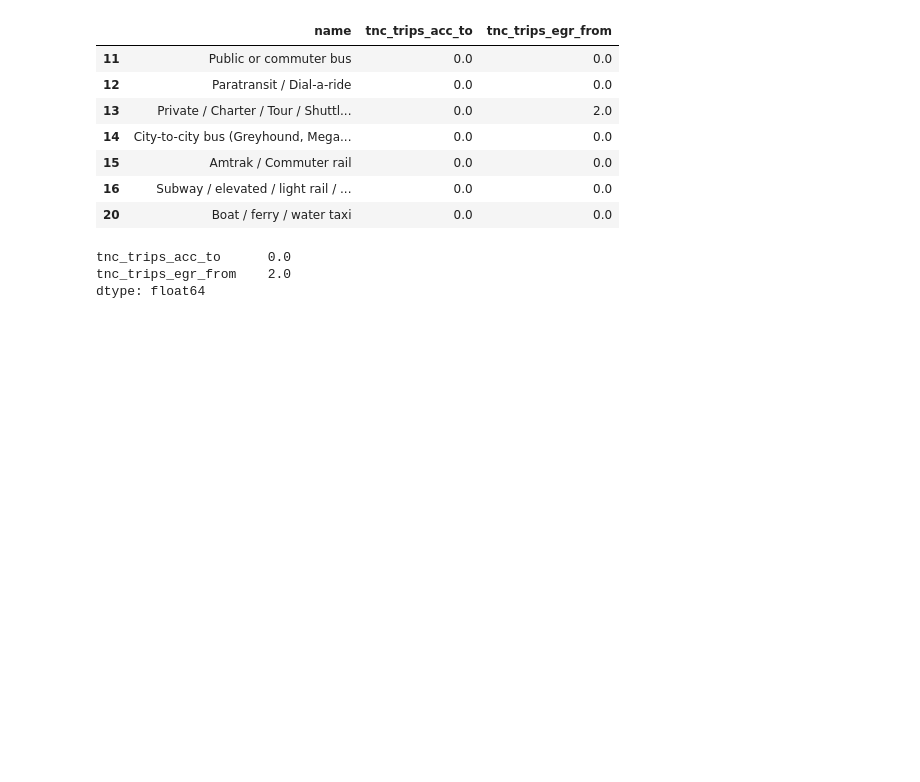
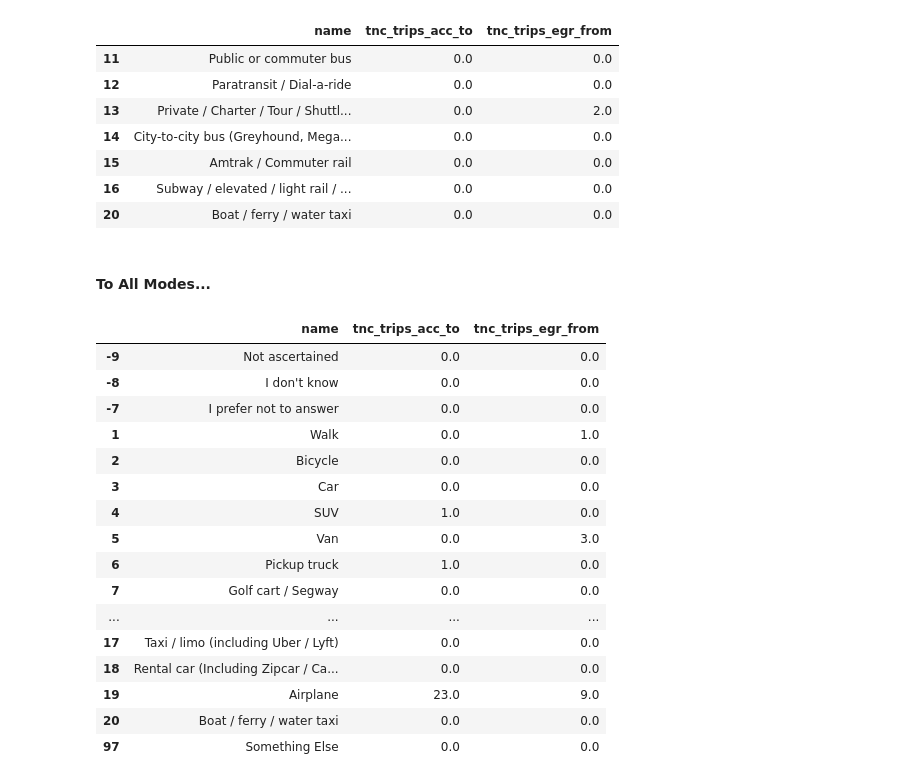
Before and after one commit to sdrewc/nhts_explorer, a Jupyter notebook: nhts_tnc_to_transit.ipynb, the cells around one changed output. Saved outputs shown, nothing was run; the diff lists cells and outputs as text; code cells hidden in the pictures; blank space fills up the shorter version.

```diff
--- a/nhts_tnc_to_transit.ipynb
+++ b/nhts_tnc_to_transit.ipynb
@@ -169,9 +243,25 @@ modessf.loc[[11, 12, 13, 14, 15, 16, 20]]
 | 15 | Amtrak / Commuter rail | 0.0 | 0.0 |
 | 16 | Subway / elevated / light rail / ... | 0.0 | 0.0 |
 | 20 | Boat / ferry / water taxi | 0.0 | 0.0 |
-# %%
-modessf.loc[[11, 12, 13, 14, 15, 16, 20],['tnc_trips_acc_to','tnc_trips_egr_from']].sum()
-# %% [output]
-tnc_trips_acc_to      0.0
-tnc_trips_egr_from    2.0
-dtype: float64
+# %% [markdown]
+#### To All Modes...
+# %%
+modessf
+# %% [output]
+|  | name | tnc_trips_acc_to | tnc_trips_egr_from |
+| -9 | Not ascertained | 0.0 | 0.0 |
+| -8 | I don't know | 0.0 | 0.0 |
+| -7 | I prefer not to answer | 0.0 | 0.0 |
+| 1 | Walk | 0.0 | 1.0 |
+| 2 | Bicycle | 0.0 | 0.0 |
+| 3 | Car | 0.0 | 0.0 |
+| 4 | SUV | 1.0 | 0.0 |
+| 5 | Van | 0.0 | 3.0 |
+| 6 | Pickup truck | 1.0 | 0.0 |
+| 7 | Golf cart / Segway | 0.0 | 0.0 |
+| ... | ... | ... | ... |
+| 17 | Taxi / limo (including Uber / Lyft) | 0.0 | 0.0 |
+| 18 | Rental car (Including Zipcar / Ca... | 0.0 | 0.0 |
+| 19 | Airplane | 23.0 | 9.0 |
+| 20 | Boat / ferry / water taxi | 0.0 | 0.0 |
+| 97 | Something Else | 0.0 | 0.0 |
```
Also changed, not shown: parts of 12 cells of this notebook.
